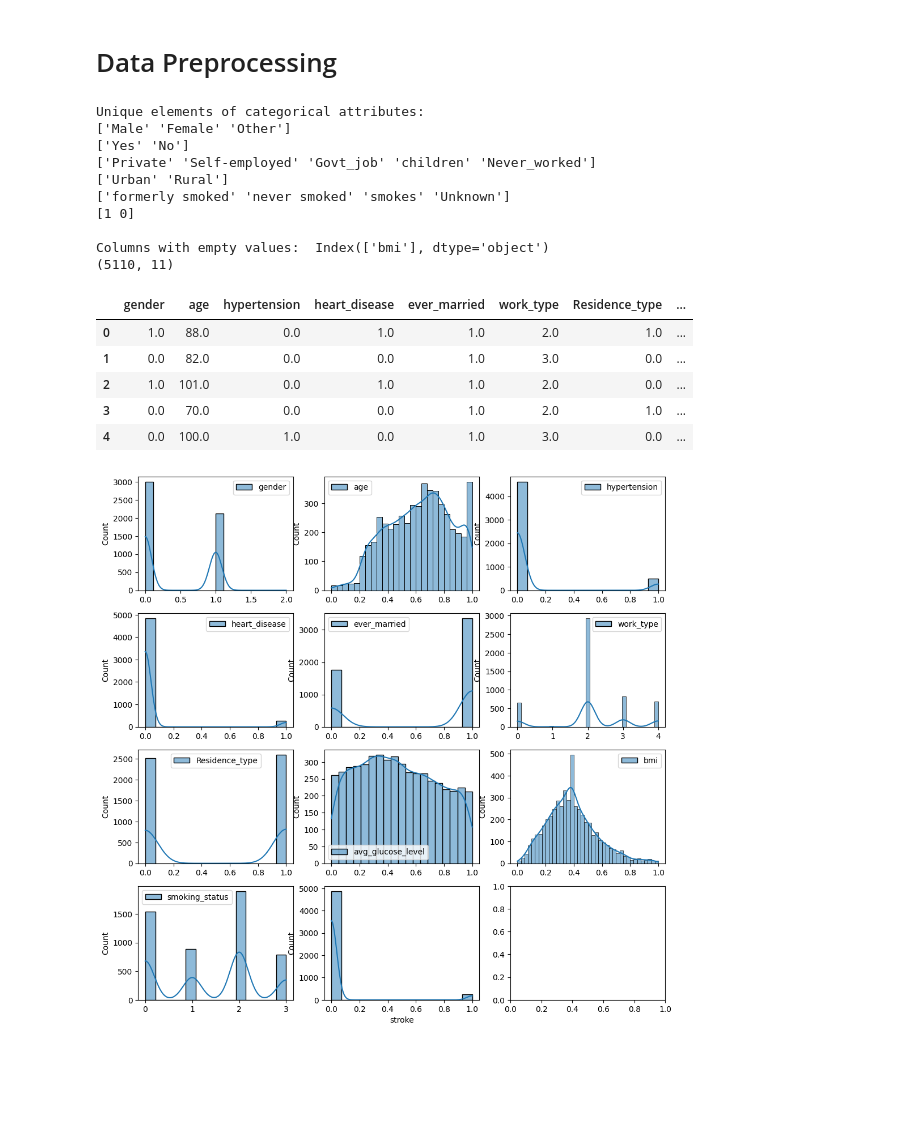
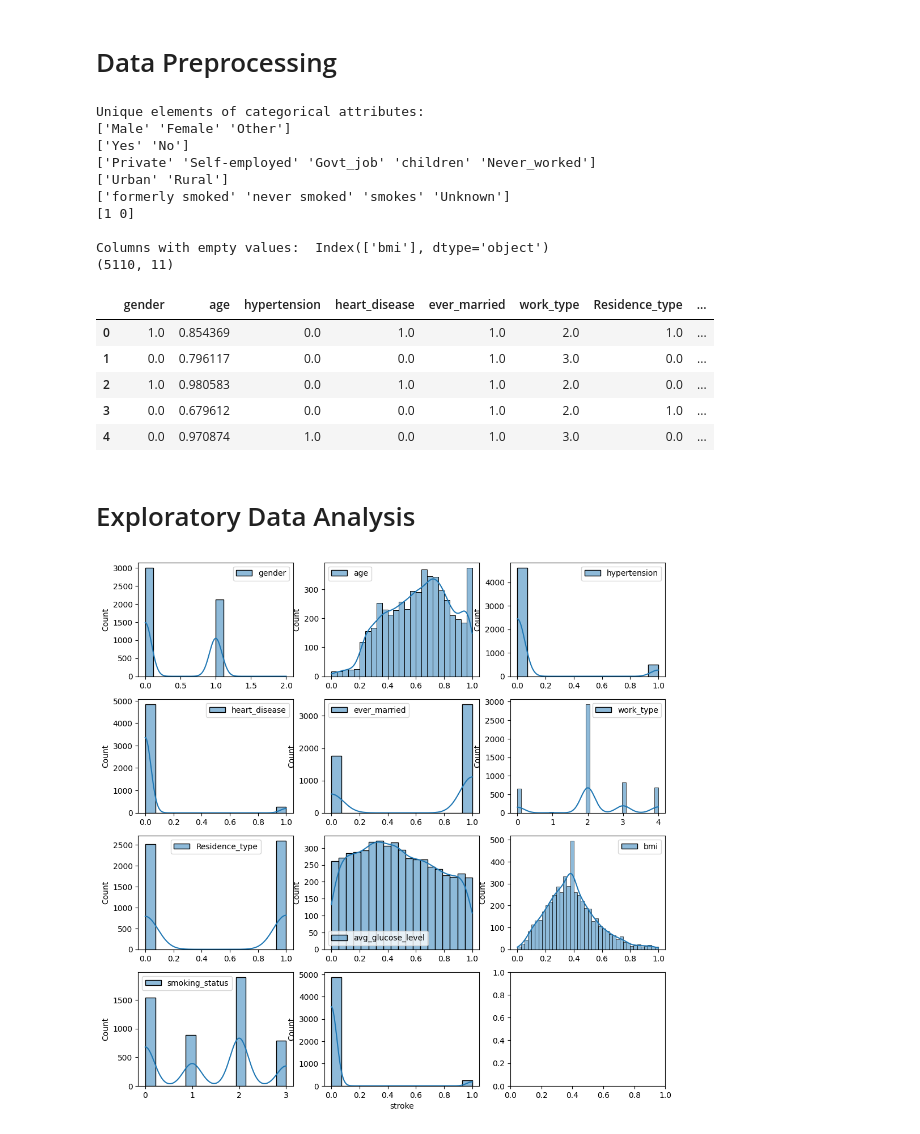
Before and after one commit to kaushal2m2/ecs171_ml_project, a Jupyter notebook: stroke_prediction.ipynb, the cells around one changed output. Drawn from its saved outputs; the diff is of its cells as text; code cells hidden in the pictures; blank space fills up the shorter version.

```diff
--- a/test.ipynb
+++ b/stroke_prediction.ipynb
@@ -4,50 +4,62 @@
 import pandas as pd
 import numpy as np
 from sklearn import preprocessing
-from sklearn.model_selection import train_test_split
-from sklearn.naive_bayes import GaussianNB, CategoricalNB
-from sklearn.metrics import classification_report
-from sklearn.svm import SVC
-from imblearn.over_sampling import RandomOverSampler
-from IPython.display import display # Just for solution
+from sklearn.preprocessing import MinMaxScaler
+from IPython.display import display
 
-# load garments_worker_productivity.csv dataset
+# load dataset
 df = pd.read_csv('data.csv')
+
 # drop the column id
 df = df.drop(columns=['id'])
+
 # for each of the categorical attributes, print out all the unique elements.
 print("Unique elements of categorical attributes:")
 cats = ['gender', 'ever_married', 'work_type', 'Residence_type', 'smoking_status', 'stroke']
 for cat in cats:
     print(df[cat].unique())
 
 # Find and print out which columns/attributes that have empty values, e.g., NA, NaN, null, None.
 print("\nColumns with empty values: ", df.columns[df.isna().any()])
 # Fill BMI with mean
 df['bmi'] = df['bmi'].fillna(df['bmi'].mean())
 print(df.shape)
 
-# For each of the categorical attribtues, encode the set of categories to be 0 ~ (n_classes - 1)
+# For each of the categorical attribtues, encde the set of categories to be 0 ~ (n_classes - 1)o
 df = pd.DataFrame(preprocessing.OrdinalEncoder().fit_transform(df), columns=df.columns)
 
+X = df.drop('stroke', axis = 1)
+y = df['stroke']
+
+# normalize numerical field of the input data using the min-max normalization technique.
+num = ["age", "avg_glucose_level", "bmi"]
+scaler = MinMaxScaler(feature_range=(0, 1))
+df[num] = scaler.fit_transform(df[num])
+
+# splitting the DataFrame
+X = df.drop('stroke', axis=1)
+y = df['stroke']
+
 display(df.head(5))
 # %% [output]
 Unique elements of categorical attributes:
 ['Male' 'Female' 'Other']
 ['Yes' 'No']
 ['Private' 'Self-employed' 'Govt_job' 'children' 'Never_worked']
 ['Urban' 'Rural']
 ['formerly smoked' 'never smoked' 'smokes' 'Unknown']
 [1 0]
 
 Columns with empty values:  Index(['bmi'], dtype='object')
 (5110, 11)
 |  | gender | age | hypertension | heart_disease | ever_married | work_type | Residence_type | ... |
-| 0 | 1.0 | 88.0 | 0.0 | 1.0 | 1.0 | 2.0 | 1.0 | ... |
-| 1 | 0.0 | 82.0 | 0.0 | 0.0 | 1.0 | 3.0 | 0.0 | ... |
-| 2 | 1.0 | 101.0 | 0.0 | 1.0 | 1.0 | 2.0 | 0.0 | ... |
-| 3 | 0.0 | 70.0 | 0.0 | 0.0 | 1.0 | 2.0 | 1.0 | ... |
-| 4 | 0.0 | 100.0 | 1.0 | 0.0 | 1.0 | 3.0 | 0.0 | ... |
+| 0 | 1.0 | 0.854369 | 0.0 | 1.0 | 1.0 | 2.0 | 1.0 | ... |
+| 1 | 0.0 | 0.796117 | 0.0 | 0.0 | 1.0 | 3.0 | 0.0 | ... |
+| 2 | 1.0 | 0.980583 | 0.0 | 1.0 | 1.0 | 2.0 | 0.0 | ... |
+| 3 | 0.0 | 0.679612 | 0.0 | 0.0 | 1.0 | 2.0 | 1.0 | ... |
+| 4 | 0.0 | 0.970874 | 1.0 | 0.0 | 1.0 | 3.0 | 0.0 | ... |
+# %% [markdown]
+# Exploratory Data Analysis
 # %%
 import seaborn as sns
 import matplotlib.pyplot as plt
```
Also changed, not shown: parts of 7 cells of this notebook.
